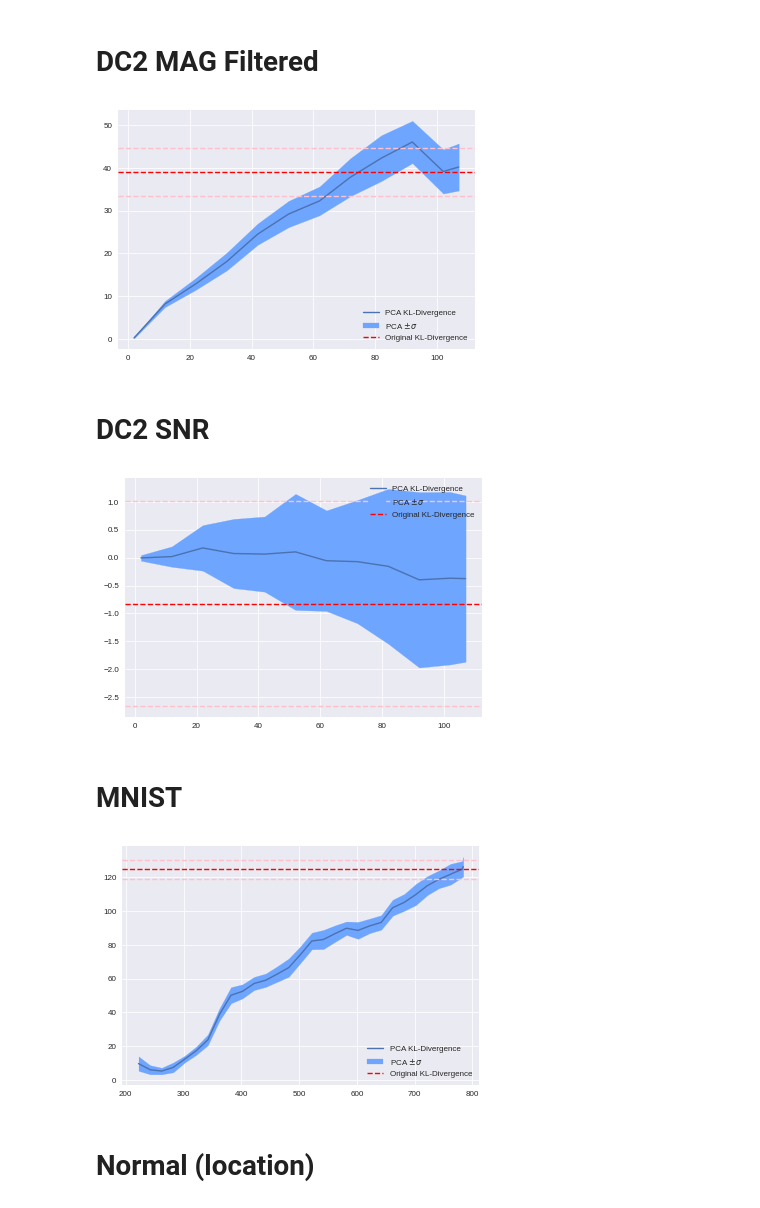
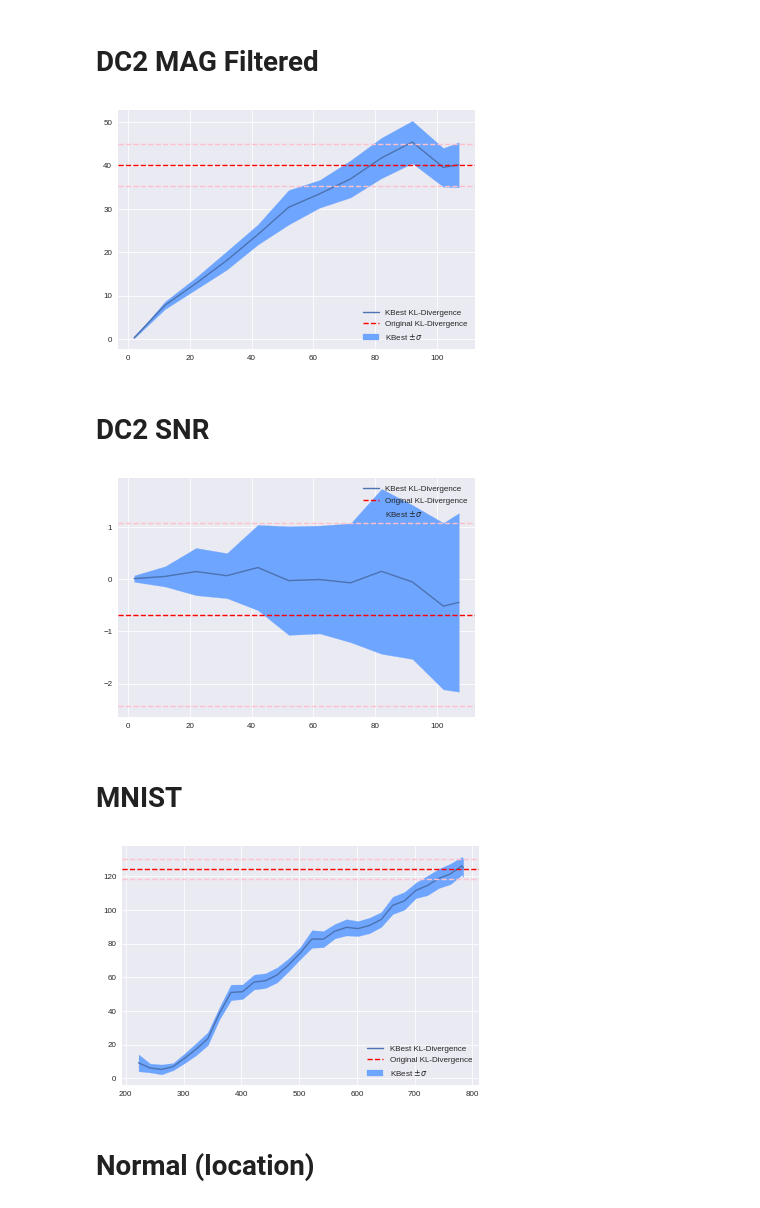
Before and after one commit to ayllon/SOMA, a Jupyter notebook: notebooks/slice_kl_divergence.ipynb, the cells around one changed output. Drawn from its saved outputs; the diff is of its cells as text; code cells hidden in the pictures.

```diff
--- a/notebooks/slice_kl_divergence.ipynb
+++ b/notebooks/slice_kl_divergence.ipynb
@@ -28,11 +28,11 @@ dc2_abs = DC2Generator(abs_mag=22)
 dc2_dim, dc2_mean, dc2_std, dc2_div = divergence_vs_dimension(dc2, dc2_abs, KBestGenerator)
 # %%
 dc2_mag_fig = plt.figure()
-plot_divergences(dc2_dim, dc2_div, dc2_mean, dc2_std)
+plot_divergences(dc2_dim, dc2_div, dc2_mean, dc2_std, label='KBest')
 dc2_mag_fig.savefig(os.path.join(plot_dir, 'dc2_mag_divergence.eps'))
 dc2_mag_fig.show()
 # %% [output]
-[figure, old version]
+[figure, new version]
 # %% [markdown]
 # DC2 SNR
 # %%
@@ -41,11 +41,11 @@ dc2_snr = DC2Generator(snr=10)
 dc2_snr_dim, dc2_snr_mean, dc2_snr_std, dc2_snr_div = divergence_vs_dimension(dc2, dc2_snr, KBestGenerator)
 # %%
 dc2_snr_fig = plt.figure()
-plot_divergences(dc2_snr_dim, dc2_snr_div, dc2_snr_mean, dc2_snr_std)
+plot_divergences(dc2_snr_dim, dc2_snr_div, dc2_snr_mean, dc2_snr_std, label='KBest')
 dc2_snr_fig.savefig(os.path.join(plot_dir, 'dc2_snr_divergence.eps'))
 dc2_snr_fig.show()
 # %% [output]
-[figure, old version]
+[figure, new version]
 # %% [markdown]
 # MNIST
 # %%
@@ -55,11 +55,11 @@ mnist3 = MnistGenerator(3)
 mnist_dim, mnist_mean, mnist_std, mnist_div = divergence_vs_dimension(mnist2, mnist3, KBestGenerator, step=20)
 # %%
 mnist_fig = plt.figure()
-plot_divergences(mnist_dim, mnist_div, mnist_mean, mnist_std)
+plot_divergences(mnist_dim, mnist_div, mnist_mean, mnist_std, label='KBest')
 mnist_fig.savefig(os.path.join(plot_dir, 'mnist_divergence.eps'))
 mnist_fig.show()
 # %% [output]
-[figure, old version]
+[figure, new version]
 # %% [markdown]
 # Normal (location)
 # %%
```
Also changed, not shown: parts of 7 cells of this notebook, 1 other file.
